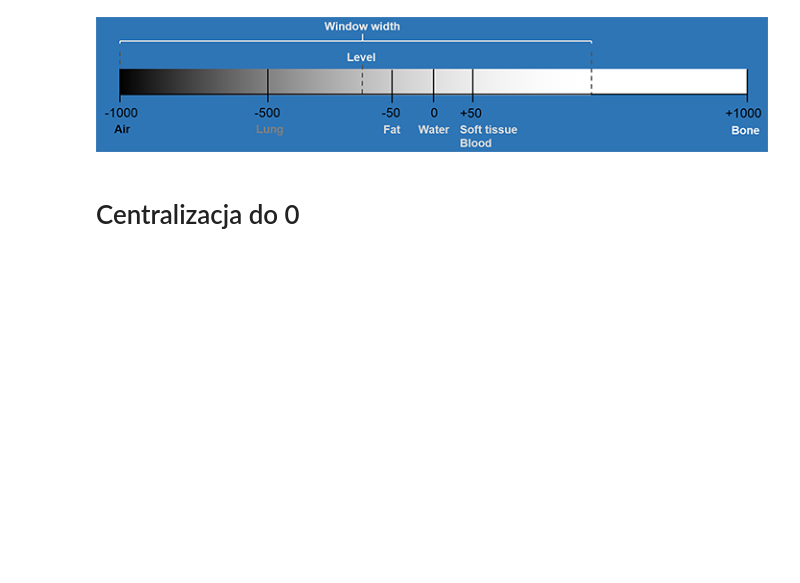
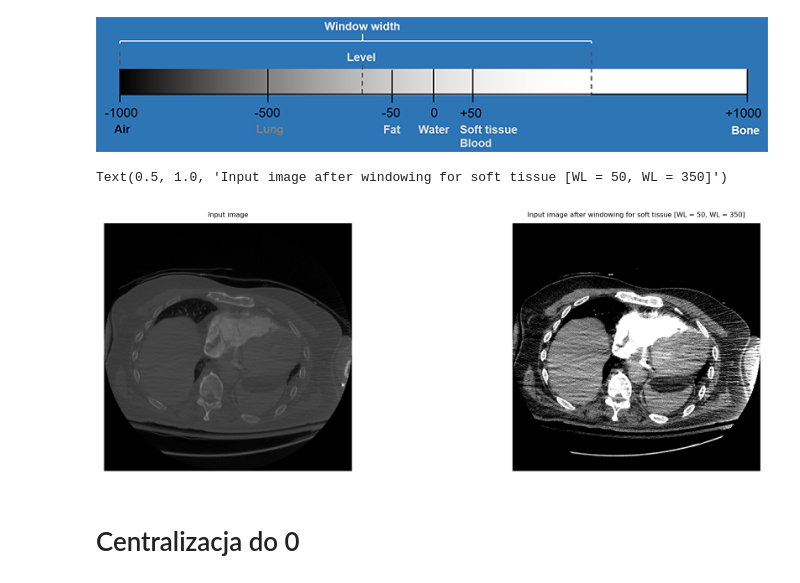
Before and after one commit to aflorkowska/Image-Processing, a Jupyter notebook: PL/9_Wczytywanie danych medycznych.ipynb, the cells around one changed output. Saved outputs shown, nothing was run; the diff lists cells and outputs as text; code cells hidden in the pictures; blank space fills up the shorter version.

Commit message:
Windowing part 3

```diff
--- a/PL/9_Wczytywanie danych medycznych.ipynb
+++ b/PL/9_Wczytywanie danych medycznych.ipynb
@@ -228,6 +228,31 @@ Image(filename=".././images/9_4.png", width=800)
 # Source: https://www.kaggle.com/code/redwankarimsony/ct-scans-dicom-files-windowing-explained
 # %% [output]
 [figure]
+# %%
+def window_image(imgInHU, window_center, window_width, rescale=True):
+    output_image = imgInHU.copy();
+    lower_boundary = window_center - window_width // 2
+    upper_boundary = window_center + window_width // 2
+    output_image[output_image < lower_boundary] = lower_boundary
+    output_image[output_image > upper_boundary] = upper_boundary
+    if rescale:
+        output_image = (output_image - lower_boundary) / (upper_boundary - lower_boundary) * 255.0
+    return output_image
+
+imageHU_windowed = window_image(imageHU, 50, 350)
+
+plt.figure(figsize=(12, 4), dpi=200)
+plt.subplot(1, 2, 1)
+plt.imshow(imageHU, cmap='gray')
+plt.axis('off')
+plt.title("Input image", fontsize=6)
+plt.subplot(1, 2, 2)
+plt.imshow(imageHU_windowed, cmap='gray')
+plt.axis('off')
+plt.title("Input image after windowing for soft tissue [WL = 50, WL = 350]", fontsize=6)
+# %% [output]
+Text(0.5, 1.0, 'Input image after windowing for soft tissue [WL = 50, WL = 350]')
+[figure, added]
 # %% [markdown]
 # Centralizacja do 0
 # %% [markdown]
```
